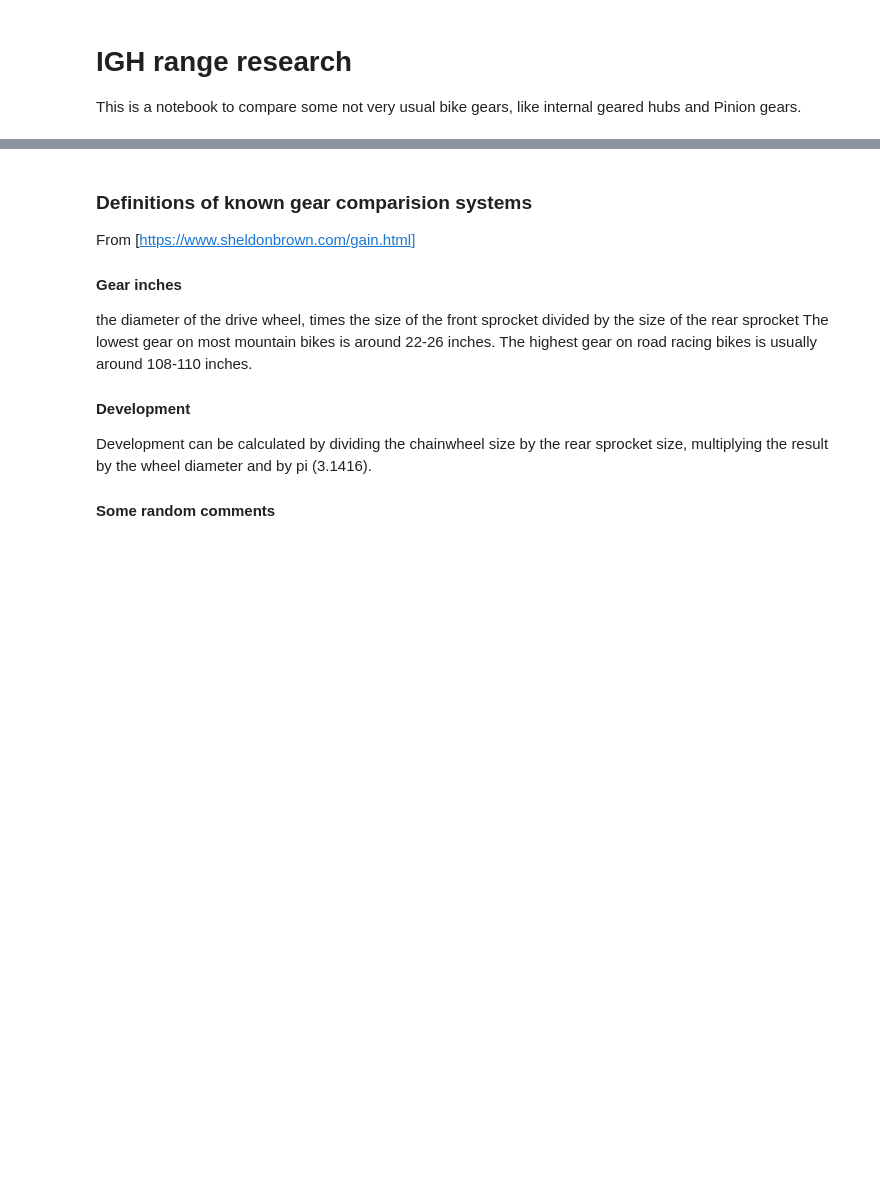
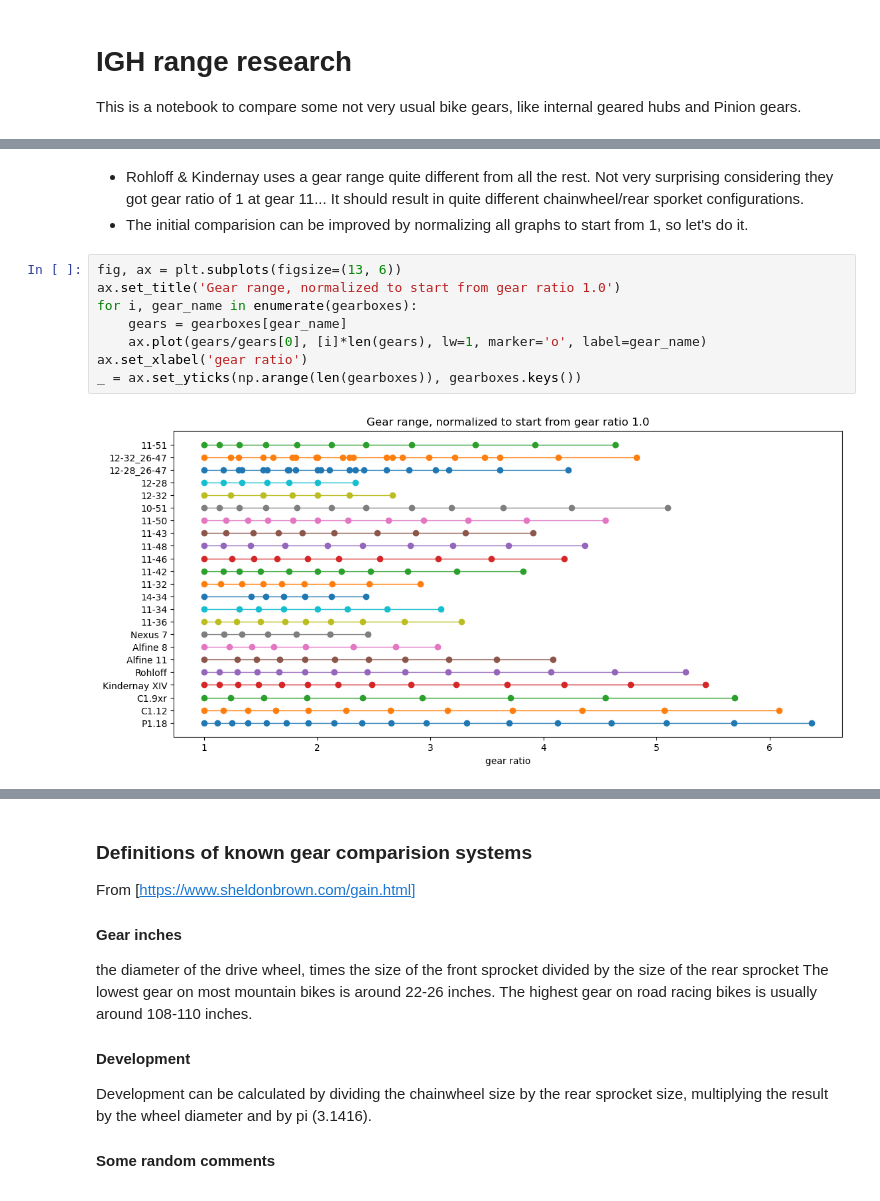
Before and after one commit to SergeyVlSorokin/BikeGears, a Jupyter notebook: Bike Gears.ipynb, the cells around one changed output, grey strips where cells are left out. Saved outputs shown, nothing was run; the diff lists cells and outputs as text; blank space fills up the shorter version.

```diff
--- a/Bike Gears.ipynb
+++ b/Bike Gears.ipynb
@@ -21,0 +55,13 @@ gearboxes = {'P1.18': p1_18, 'C1.12': c1_12, 'C1.9xr': c1_9xr,
+# %% [markdown]
+* Rohloff & Kindernay uses a gear range quite different from all the rest. Not very surprising considering they got gear ratio of 1 at gear 11... It should result in quite different chainwheel/rear sporket configurations.
+* The initial comparision can be improved by normalizing all graphs to start from 1, so let's do it.
+# %%
+fig, ax = plt.subplots(figsize=(13, 6))
+ax.set_title('Gear range, normalized to start from gear ratio 1.0')
+for i, gear_name in enumerate(gearboxes):
+    gears = gearboxes[gear_name]
+    ax.plot(gears/gears[0], [i]*len(gears), lw=1, marker='o', label=gear_name)
+ax.set_xlabel('gear ratio')
+_ = ax.set_yticks(np.arange(len(gearboxes)), gearboxes.keys())
+# %% [output]
+[figure, added]
```
Also changed, not shown: parts of 25 cells of this notebook.
